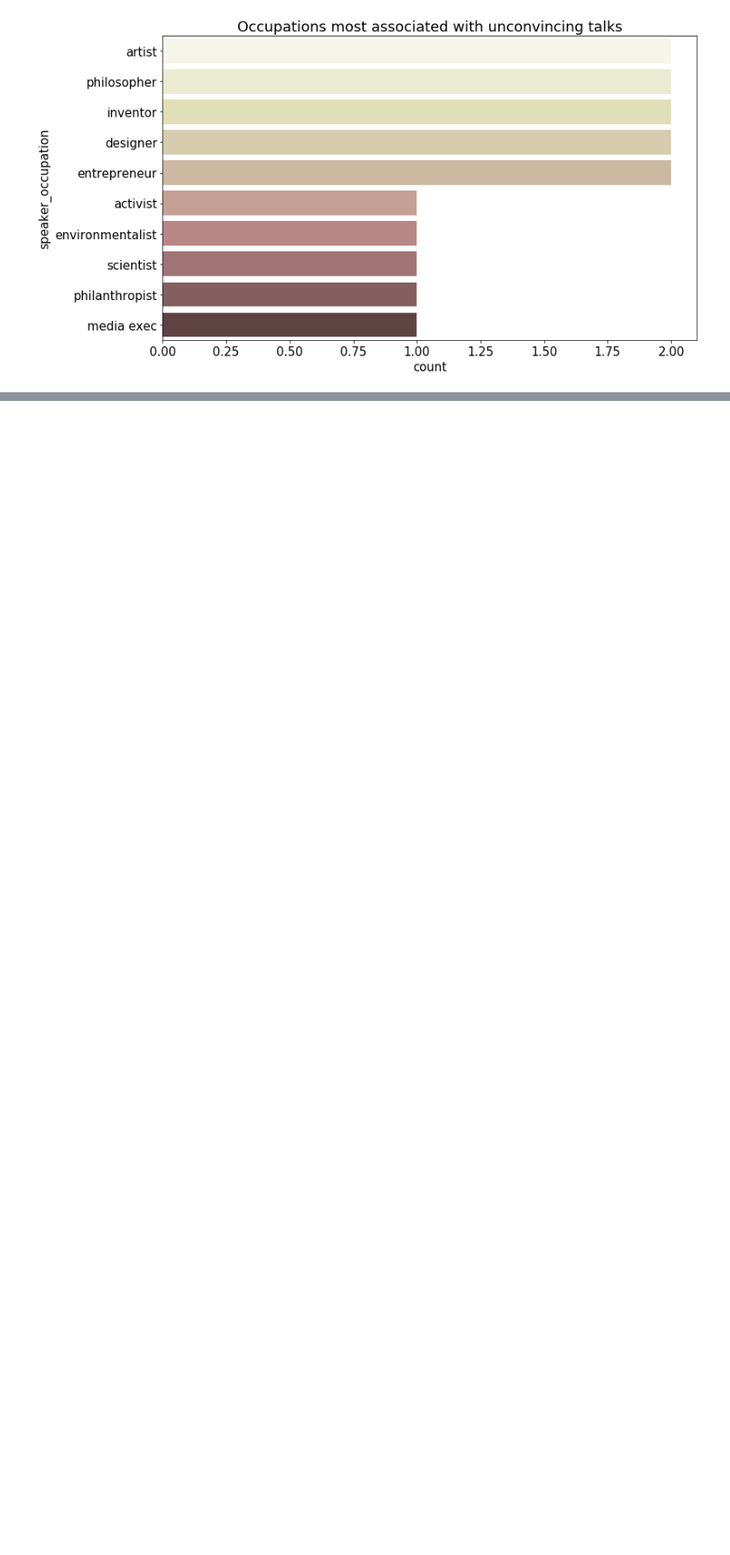
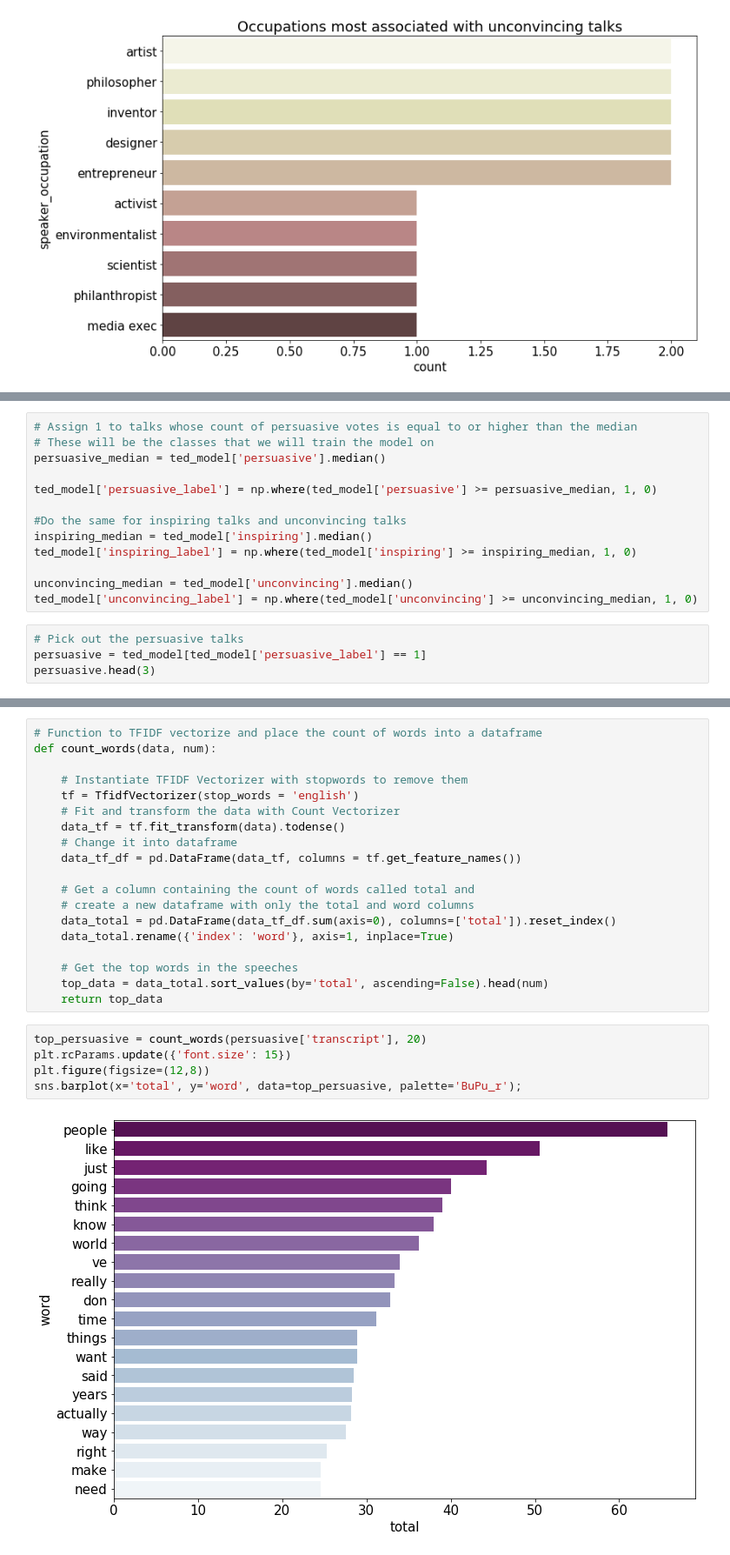
Before and after one commit to neebimin/The-Persuasive-Power-of-Words, a Jupyter notebook: code/02 Exploratory Data Analysis.ipynb, the cells around one changed output, grey strips where cells are left out. Shown at 87% size. Saved outputs shown, nothing was run; the diff lists cells and outputs as text; blank space fills up the shorter version.

```diff
--- a/code/02 Exploratory Data Analysis.ipynb
+++ b/code/02 Exploratory Data Analysis.ipynb
@@ -352,0 +325,17 @@ plt.show()
+# %%
+# Assign 1 to talks whose count of persuasive votes is equal to or higher than the median
+# These will be the classes that we will train the model on
+persuasive_median = ted_model['persuasive'].median()
+
+ted_model['persuasive_label'] = np.where(ted_model['persuasive'] >= persuasive_median, 1, 0)
+
+#Do the same for inspiring talks and unconvincing talks
+inspiring_median = ted_model['inspiring'].median()
+ted_model['inspiring_label'] = np.where(ted_model['inspiring'] >= inspiring_median, 1, 0)
+
+unconvincing_median = ted_model['unconvincing'].median()
+ted_model['unconvincing_label'] = np.where(ted_model['unconvincing'] >= unconvincing_median, 1, 0)
+# %%
+# Pick out the persuasive talks
+persuasive = ted_model[ted_model['persuasive_label'] == 1]
+persuasive.head(3)
@@ -352,0 +348,26 @@ plt.show()
+# %%
+# Function to TFIDF vectorize and place the count of words into a dataframe
+def count_words(data, num):
+
+    # Instantiate TFIDF Vectorizer with stopwords to remove them
+    tf = TfidfVectorizer(stop_words = 'english')
+    # Fit and transform the data with Count Vectorizer
+    data_tf = tf.fit_transform(data).todense()
+    # Change it into dataframe
+    data_tf_df = pd.DataFrame(data_tf, columns = tf.get_feature_names())
+
+    # Get a column containing the count of words called total and
+    # create a new dataframe with only the total and word columns
+    data_total = pd.DataFrame(data_tf_df.sum(axis=0), columns=['total']).reset_index()
+    data_total.rename({'index': 'word'}, axis=1, inplace=True)
+
+    # Get the top words in the speeches
+    top_data = data_total.sort_values(by='total', ascending=False).head(num)
+    return top_data
+# %%
+top_persuasive = count_words(persuasive['transcript'], 20)
+plt.rcParams.update({'font.size': 15})
+plt.figure(figsize=(12,8))
+sns.barplot(x='total', y='word', data=top_persuasive, palette='BuPu_r');
+# %% [output]
+[figure, added]
```
Also changed, not shown: parts of 14 cells of this notebook, 6 other files.
